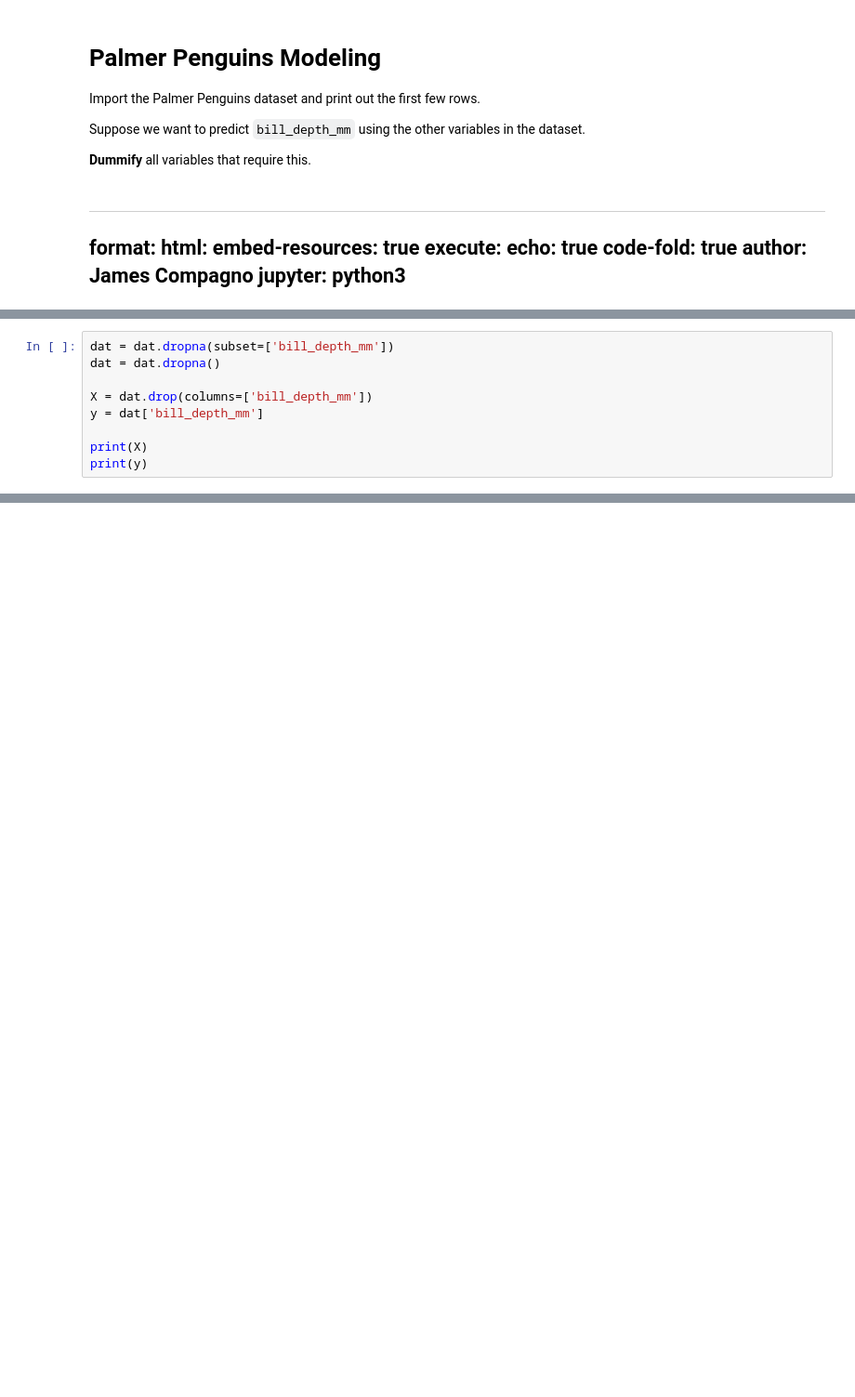
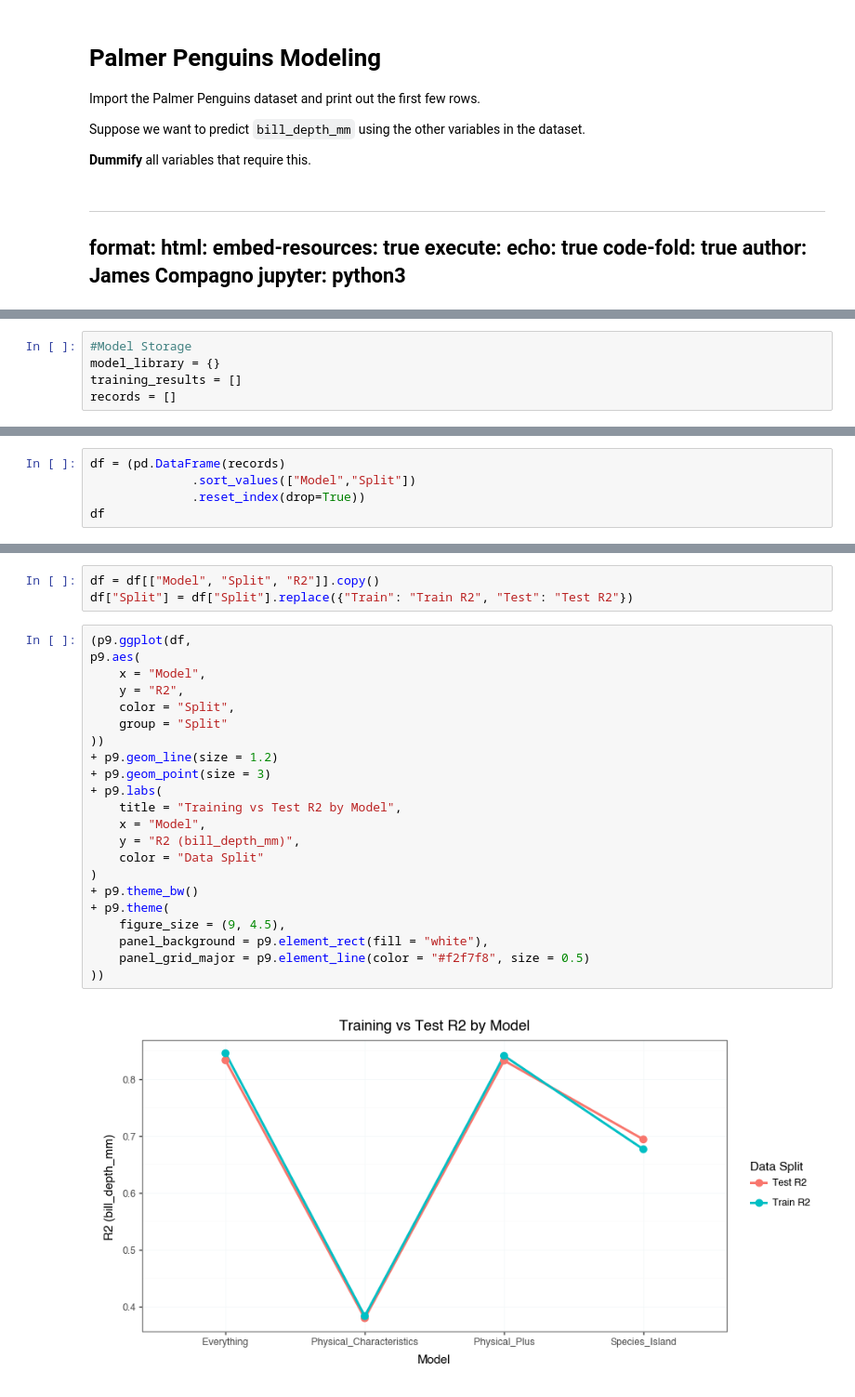
Before and after one commit to PharaohPooh/GSB_544, a Jupyter notebook: Week_6/Practice_Activity_Multiple_Linear_Regression_and_Evaluation.ipynb, the cells around one changed output, grey strips where cells are left out. Shown at 93% size. Drawn from its saved outputs; the diff is of its cells as text; blank space fills up the shorter version.

```diff
--- a/Week_6/Practice_Activity_Multiple_Linear_Regression_and_Evaluation.ipynb
+++ b/Week_6/Practice_Activity_Multiple_Linear_Regression_and_Evaluation.ipynb
@@ -57,9 +54,0 @@ Which of your models was best?
-# %%
-dat = dat.dropna(subset=['bill_depth_mm'])
-dat = dat.dropna()
-
-X = dat.drop(columns=['bill_depth_mm'])
-y = dat['bill_depth_mm']
-
-print(X)
-print(y)
@@ -108,0 +60,5 @@ NotFittedError: This LinearRegression instance is not fitted yet. Call 'fit' wit
+# %%
+#Model Storage
+model_library = {}
+training_results = []
+records = []
@@ -108,0 +165,5 @@ NotFittedError: This LinearRegression instance is not fitted yet. Call 'fit' wit
+# %%
+df = (pd.DataFrame(records)
+              .sort_values(["Model","Split"])
+              .reset_index(drop=True))
+df
@@ -108,0 +186,27 @@ NotFittedError: This LinearRegression instance is not fitted yet. Call 'fit' wit
+# %%
+df = df[["Model", "Split", "R2"]].copy()
+df["Split"] = df["Split"].replace({"Train": "Train R2", "Test": "Test R2"})
+# %%
+(p9.ggplot(df,
+p9.aes(
+    x = "Model",
+    y = "R2",
+    color = "Split",
+    group = "Split"
+))
++ p9.geom_line(size = 1.2)
++ p9.geom_point(size = 3)
++ p9.labs(
+    title = "Training vs Test R2 by Model",
+    x = "Model",
+    y = "R2 (bill_depth_mm)",
+    color = "Data Split"
+)
++ p9.theme_bw()
++ p9.theme(
+    figure_size = (9, 4.5),
+    panel_background = p9.element_rect(fill = "white"),
+    panel_grid_major = p9.element_line(color = "#f2f7f8", size = 0.5)
+))
+# %% [output]
+[figure, added]
```
Also changed, not shown: parts of 16 cells of this notebook, 5 other files.
